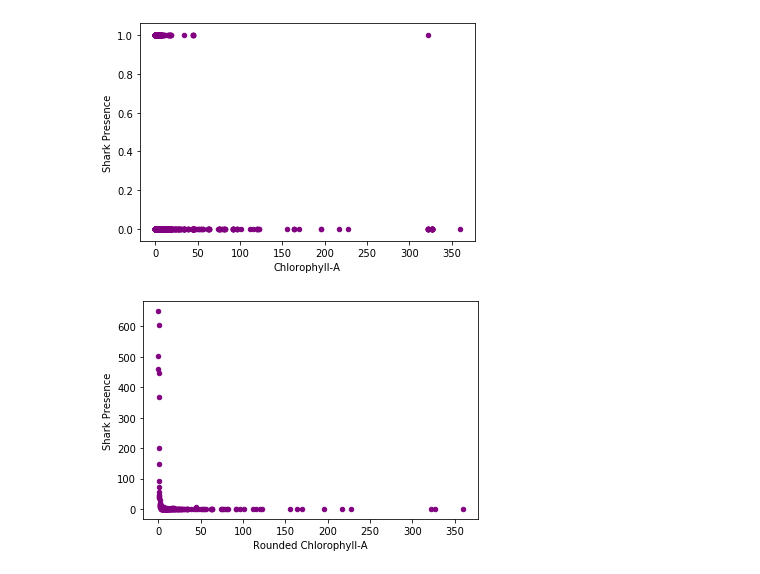
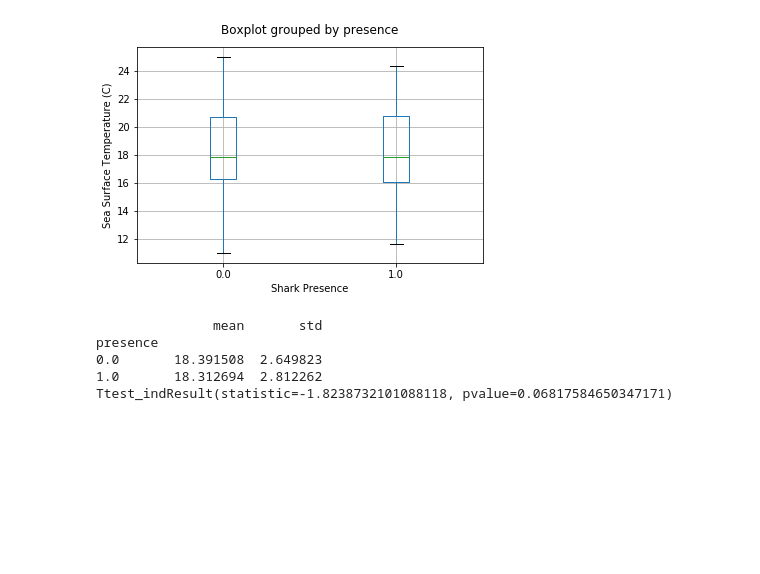
Before and after one commit to echelleburns/SpringBoard-Capstone1, a Jupyter notebook: Prelim_Data_Analysis/Presence v Absence.ipynb, the cells around one changed output. Saved outputs shown, nothing was run; the diff lists cells and outputs as text; code cells hidden in the pictures; blank space fills up the shorter version.

Commit message:
t-tests

```diff
--- a/Prelim_Data_Analysis/Presence v Absence.ipynb
+++ b/Prelim_Data_Analysis/Presence v Absence.ipynb
@@ -26,3 +26,5 @@ dat['Receiver_D'] = dat['Receiver_D'].cat.remove_unused_categories()
 dat['presence'] = dat['Transmitter'].copy() # make a copy of the transmitter data
 dat['presence'].values[dat['presence'].values > 1] = 1 # and convert transmitter vals > 1
     # to 1
+dat['presence'] = dat['presence'].astype('category') # convert to category so
+    # that we can run some t-tests
@@ -80,23 +31,24 @@ plt.show()
-# %%
-dat.plot('ChlA', 'presence', kind='scatter', color='purple')
-plt.xlabel('Chlorophyll-A')
-plt.ylabel('Shark Presence')
-plt.show()
-# %% [output]
-[figure, removed]
-# %%
-# There actually might be a binomial relationship here. Maybe worth exploring more?
-
-rounded['roundedChlA'] = round(rounded['ChlA'], ndigits=1)
-    # round to the nearest 0.1 and add it as a new column
-
-chla_m = rounded[['presence', 'roundedChlA']].groupby('roundedChlA').agg('sum').fillna(0).reset_index()
-    # get the sum of the presence values for each chla
-
-# plot it
-chla_m.plot('roundedChlA','presence',kind='scatter', color='purple')
-plt.xlabel('Rounded Chlorophyll-A')
-plt.ylabel('Shark Presence')
-plt.show()
-# %% [output]
-[figure, removed]
+# %%
+# Split into two datasets so that we can easily run some t-tests
+sharks = dat[dat['presence'] == 1] # sharks are there if the presence is 1
+nosharks = dat[dat['presence'] == 0] # no sharks if presence is 0
+# %%
+# Plot the temperature ranges for shark presence vs absence
+dat.boxplot('TempC', 'presence') #
+plt.xlabel('Shark Presence')
+plt.ylabel('Sea Surface Temperature (C)')
+plt.title('')
+plt.show()
+
+# Print some descriptive stats
+print(dat.groupby('presence')['TempC'].describe().loc[:,['mean','std']])
+
+# Print the t-test result
+print(scipy.stats.ttest_ind(sharks.TempC, nosharks.TempC))
+# %% [output]
+[figure, added]
+               mean       std
+presence
+0.0       18.391508  2.649823
+1.0       18.312694  2.812262
+Ttest_indResult(statistic=-1.8238732101088118, pvalue=0.06817584650347171)
```
Also changed, not shown: parts of 13 cells of this notebook.
